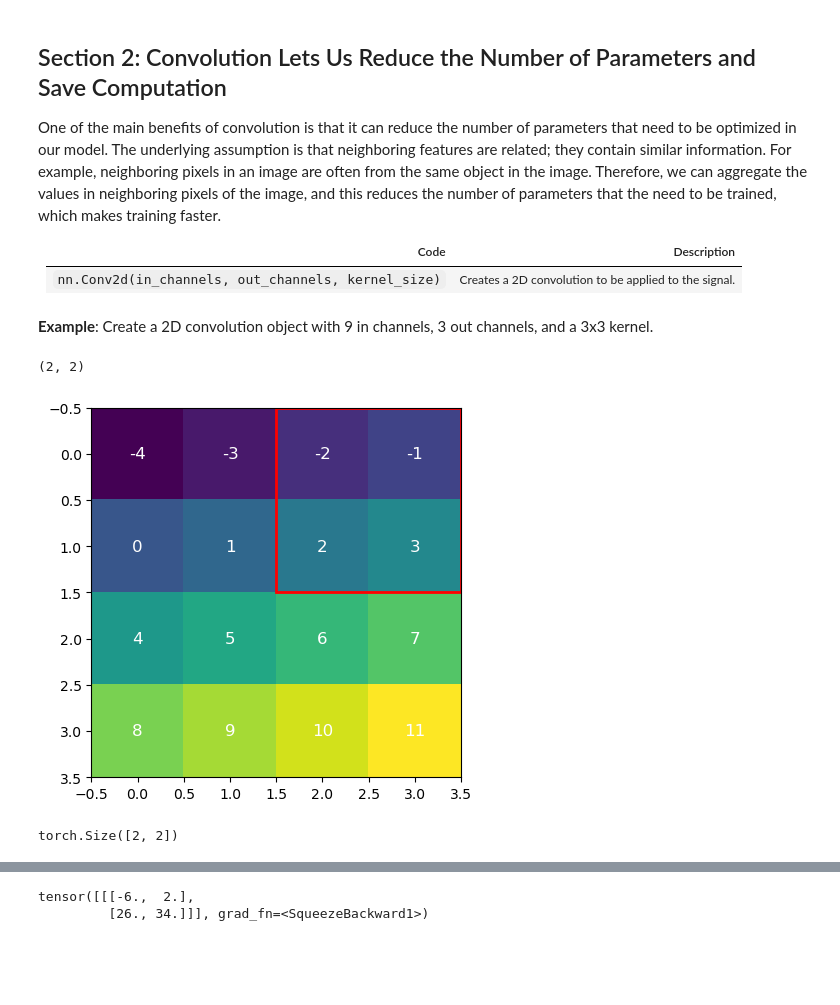
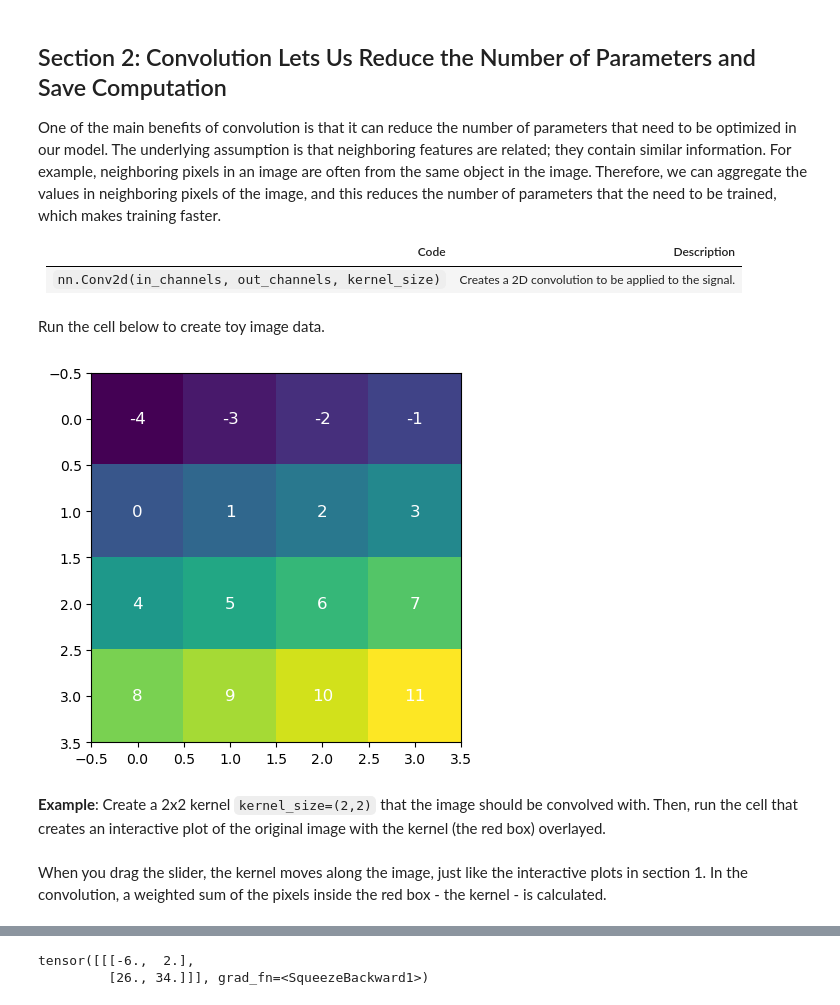
Before and after one commit to atleer/intro-to-deep-learning-dev, a Jupyter notebook: Day03/10_convolutional_neural_networks/index.ipynb, the cells around one changed output, grey strips where cells are left out. Cells and saved outputs as stored; diff of their text form; code cells hidden in the pictures; blank space fills up the shorter version.

Commit message:
add example sec 2 session 10

```diff
--- a/Day03/10_convolutional_neural_networks/index.ipynb
+++ b/Day03/10_convolutional_neural_networks/index.ipynb
@@ -334,50 +369,23 @@ One of the main benefits of convolution is that it can reduce the number of para
 | Code | Description |
 | --- | --- |
 | `nn.Conv2d(in_channels, out_channels, kernel_size)` | Creates a 2D convolution to be applied to the signal. |
-# %% [markdown]
-**Example**: Create a 2D convolution object with 9 in channels, 3 out channels, and a 3x3 kernel.
+# %% [markdown]
+Run the cell below to create toy image data.
 # %%
 original_image = torch.tensor([
     [1.0, 2.0, 3.0, 4.0],
     [5.0, 6.0, 7.0, 8.0],
     [9.0, 10.0, 11.0, 12.0],
     [13.0, 14.0, 15.0, 16.0]
 ])-torch.tensor(5.0)
 
 original_image = original_image.unsqueeze(0)
-
-def plot_toy_image(original_image, kernel=None, step=0):
-
-    plt.imshow(original_image[0])
-    for i in range(original_image.shape[1]):
-        for j in range(original_image.shape[2]):
-            plt.text(j, i, f'{int(original_image[0,i, j])}', ha='center', va='center', color='white', fontsize=12)
-
-    if kernel is not None:
-        kernel_shape = kernel.weight[0, 0, :].shape
-        stride_h, stride_w = kernel.stride
-        k_h, k_w = kernel_shape[0], kernel_shape[1]
-        img_h, img_w = original_image.shape[1], original_image.shape[2]
-
-        # Calculate number of valid positions per row
-        positions_per_row = (img_w - k_w) // stride_w + 1
-
-        # Calculate row and column based on step
-        row = (step // positions_per_row) * stride_h
-        col = (step % positions_per_row) * stride_w
-
-        rect = plt.Rectangle((col - 0.5, row - 0.5), k_w, k_h,
-                             fill=False, edgecolor='red', linewidth=2)
-        plt.gca().add_patch(rect)
+utils.plot_toy_image(original_image)
+# %% [output]
+[figure, added]
-# %%
-conv2d.stride
-# %% [output]
-(2, 2)
-# %%
-plot_toy_image(original_image, kernel=conv2d, step=1)
-# %% [output]
-[figure, removed]
+# %% [markdown]
+**Example**: Create a 2x2 kernel `kernel_size=(2,2)` that the image should be convolved with. Then, run the cell that creates an interactive plot of the original image with the kernel (the red box) overlayed.
 # %%
-conv2d.weight[0,0,:].shape
+conv2d = nn.Conv2d(in_channels=1, out_channels=1, kernel_size=(2,2), stride=1)
-# %% [output]
-torch.Size([2, 2])
+# %% [markdown]
+When you drag the slider, the kernel moves along the image, just like the interactive plots in section 1. In the convolution, a weighted sum of the pixels inside the red box - the kernel - is calculated.
```
Also changed, not shown: parts of 2 cells of this notebook.
